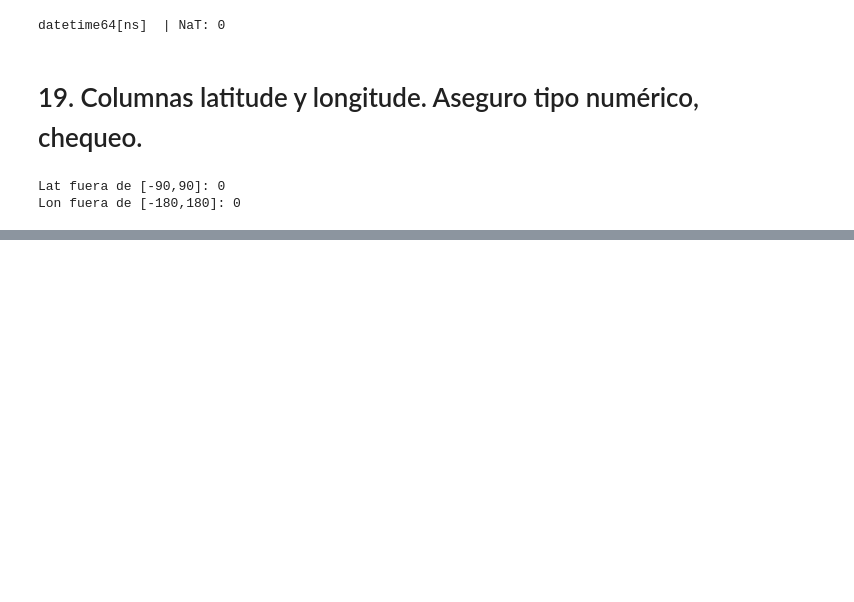
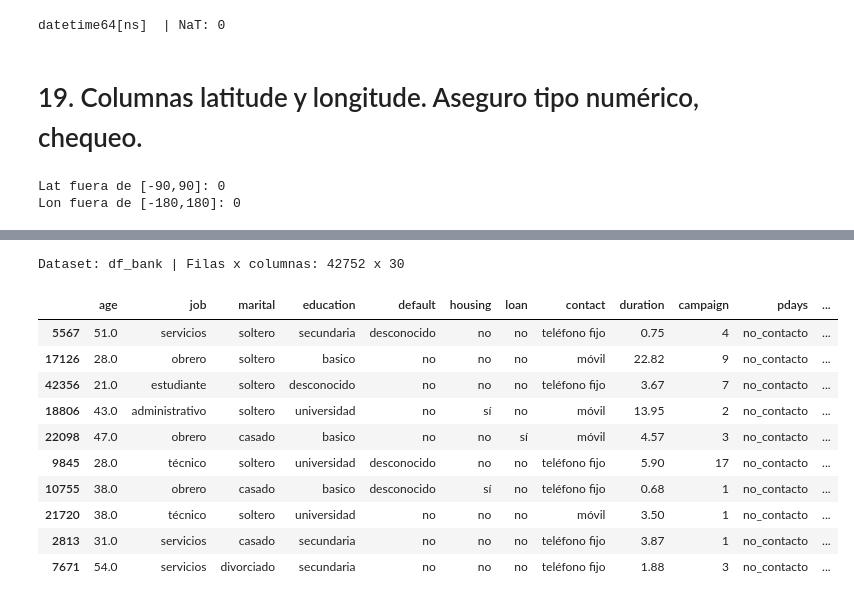
Before and after one commit to PatriciaMerinero/PROYECTO_EDA_PYTHON, a Jupyter notebook: Notebook/01-analisis_preliminar.ipynb, the cells around one changed output, grey strips where cells are left out. Drawn from its saved outputs; the diff is of its cells as text; code cells hidden in the pictures; blank space fills up the shorter version.

```diff
--- a/Notebook/01-analisis_preliminar.ipynb
+++ b/Notebook/01-analisis_preliminar.ipynb
@@ -1155,0 +1178,8 @@ df_bank.sample(40)
+# %%
+# Visualizo
+pd.set_option("display.max_columns", None)
+pd.set_option("display.width", None)
+
+
+print(f"Dataset: df_customer | Filas x columnas: {df_customer.shape[0]} x {df_customer.shape[1]}")
+display(df_customer.sample(10, random_state=42))
@@ -1155,0 +1247,22 @@ df_bank.sample(40)
+# %%
+#Visualizo
+pd.set_option("display.max_columns", None)
+pd.set_option("display.width", None)
+
+
+
+print(f"\nDataset: df_bank | Filas x columnas: {df_bank.shape[0]} x {df_bank.shape[1]}")
+display(df_bank.sample(10, random_state=42))
+# %% [output]
+Dataset: df_bank | Filas x columnas: 42752 x 30
+|  | age | job | marital | education | default | housing | loan | contact | duration | campaign | pdays | ... |
+| 5567 | 51.0 | servicios | soltero | secundaria | desconocido | no | no | teléfono fijo | 0.75 | 4 | no_contacto | ... |
+| 17126 | 28.0 | obrero | soltero | basico | no | no | no | móvil | 22.82 | 9 | no_contacto | ... |
+| 42356 | 21.0 | estudiante | soltero | desconocido | no | no | no | teléfono fijo | 3.67 | 7 | no_contacto | ... |
+| 18806 | 43.0 | administrativo | soltero | universidad | no | sí | no | móvil | 13.95 | 2 | no_contacto | ... |
+| 22098 | 47.0 | obrero | casado | basico | no | no | sí | móvil | 4.57 | 3 | no_contacto | ... |
+| 9845 | 28.0 | técnico | soltero | universidad | desconocido | no | no | teléfono fijo | 5.90 | 17 | no_contacto | ... |
+| 10755 | 38.0 | obrero | casado | basico | desconocido | sí | no | teléfono fijo | 0.68 | 1 | no_contacto | ... |
+| 21720 | 38.0 | técnico | soltero | universidad | no | no | no | móvil | 3.50 | 1 | no_contacto | ... |
+| 2813 | 31.0 | servicios | casado | secundaria | no | no | no | teléfono fijo | 3.87 | 1 | no_contacto | ... |
+| 7671 | 54.0 | servicios | divorciado | secundaria | no | no | no | teléfono fijo | 1.88 | 3 | no_contacto | ... |
```
Also changed, not shown: parts of 22 cells of this notebook.
